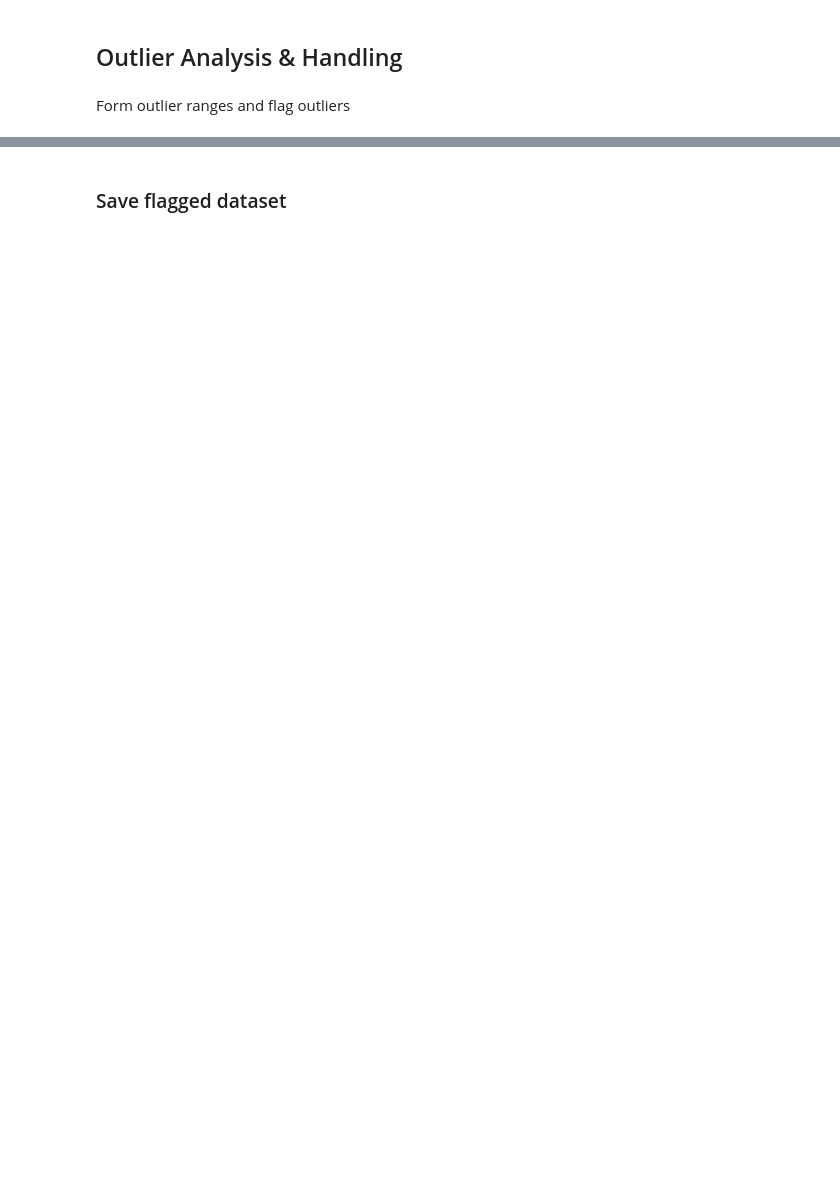
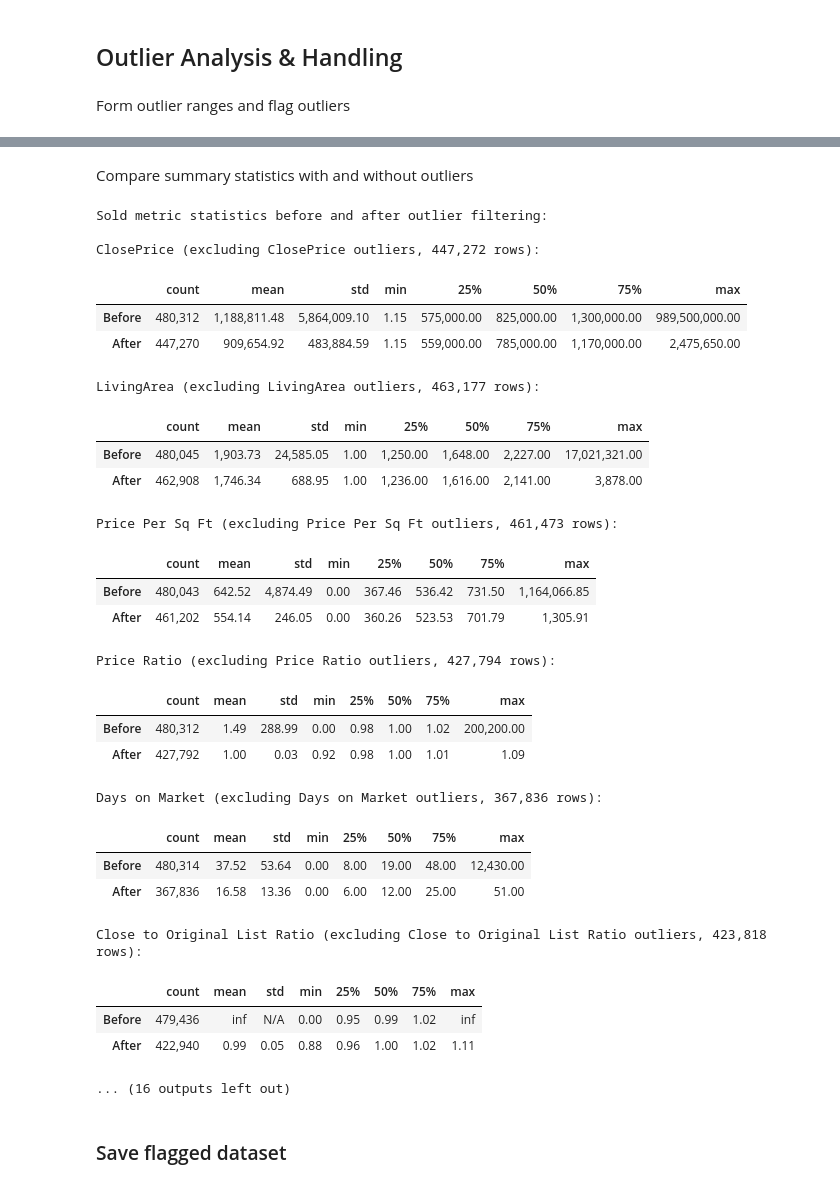
Before and after one commit to tiffyinh/IDX-Exchange-Data-Analyst, a Jupyter notebook: data/processing_files/outliers.ipynb, the cells around one changed output, grey strips where cells are left out. Drawn from its saved outputs; the diff is of its cells as text; code cells hidden in the pictures; blank space fills up the shorter version.

Commit message:
Added outlier summary statistics

```diff
--- a/data/processing_files/outliers.ipynb
+++ b/data/processing_files/outliers.ipynb
@@ -55,3 +60,58 @@ CloseToOriginalListPriceOutlier: 19,849 / 644,002 (3.08%)
+# %% [markdown]
+Compare summary statistics with and without outliers
+# %%
+formatters = {
+    "count": "{:,.0f}", "mean": "{:,.2f}", "std": "{:,.2f}",
+    "min": "{:,.2f}", "25%": "{:,.2f}", "50%": "{:,.2f}",
+    "75%": "{:,.2f}", "max": "{:,.2f}",
+}
+
+for name, df in [("Sold", sold), ("Listings", listings)]:
+    print(f"\n{name} metric statistics before and after outlier filtering:")
+    for metric, outlier_metric in metrics.items():
+        filtered = df.loc[~df[outlier_metric], [metric]]
+        after = filtered.describe(percentiles=quantiles).T
+        comparison = pd.DataFrame(
+            {"Before": summaries[name].loc[metric], "After": after.loc[metric]}
+        ).T
+        print(f"\n{metric} (excluding {metric} outliers, {len(filtered):,} rows):")
+        display(comparison.style.format(formatters, na_rep="N/A"))
+
+    filtered_all = df.loc[~df["AnyOutlier"], list(metrics)]
+    after_all = filtered_all.describe(percentiles=quantiles).T
+    comparison_all = pd.concat(
+        {"Before": summaries[name], "After": after_all}, names=["Status"]
+    ).rename_axis(index=["Status", "Metric"]).reset_index()
+    print(f"\nAll metrics (excluding all outliers, {len(filtered_all):,} rows):")
+    display(comparison_all.style.format(formatters, na_rep="N/A"))
+# %% [output]
+Sold metric statistics before and after outlier filtering:
+
+ClosePrice (excluding ClosePrice outliers, 447,272 rows):
+|  | count | mean | std | min | 25% | 50% | 75% | max |
+| Before | 480,312 | 1,188,811.48 | 5,864,009.10 | 1.15 | 575,000.00 | 825,000.00 | 1,300,000.00 | 989,500,000.00 |
+| After | 447,270 | 909,654.92 | 483,884.59 | 1.15 | 559,000.00 | 785,000.00 | 1,170,000.00 | 2,475,650.00 |
+LivingArea (excluding LivingArea outliers, 463,177 rows):
+|  | count | mean | std | min | 25% | 50% | 75% | max |
+| Before | 480,045 | 1,903.73 | 24,585.05 | 1.00 | 1,250.00 | 1,648.00 | 2,227.00 | 17,021,321.00 |
+| After | 462,908 | 1,746.34 | 688.95 | 1.00 | 1,236.00 | 1,616.00 | 2,141.00 | 3,878.00 |
+Price Per Sq Ft (excluding Price Per Sq Ft outliers, 461,473 rows):
+|  | count | mean | std | min | 25% | 50% | 75% | max |
+| Before | 480,043 | 642.52 | 4,874.49 | 0.00 | 367.46 | 536.42 | 731.50 | 1,164,066.85 |
+| After | 461,202 | 554.14 | 246.05 | 0.00 | 360.26 | 523.53 | 701.79 | 1,305.91 |
+Price Ratio (excluding Price Ratio outliers, 427,794 rows):
+|  | count | mean | std | min | 25% | 50% | 75% | max |
+| Before | 480,312 | 1.49 | 288.99 | 0.00 | 0.98 | 1.00 | 1.02 | 200,200.00 |
+| After | 427,792 | 1.00 | 0.03 | 0.92 | 0.98 | 1.00 | 1.01 | 1.09 |
+Days on Market (excluding Days on Market outliers, 367,836 rows):
+|  | count | mean | std | min | 25% | 50% | 75% | max |
+| Before | 480,314 | 37.52 | 53.64 | 0.00 | 8.00 | 19.00 | 48.00 | 12,430.00 |
+| After | 367,836 | 16.58 | 13.36 | 0.00 | 6.00 | 12.00 | 25.00 | 51.00 |
+Close to Original List Ratio (excluding Close to Original List Ratio outliers, 423,818 rows):
+|  | count | mean | std | min | 25% | 50% | 75% | max |
+| Before | 479,436 | inf | N/A | 0.00 | 0.95 | 0.99 | 1.02 | inf |
+| After | 422,940 | 0.99 | 0.05 | 0.88 | 0.96 | 1.00 | 1.02 | 1.11 |
+... (16 outputs left out)
 # %% [markdown]
 ### Save flagged dataset
 # %%
```
Also changed, not shown: parts of 2 cells of this notebook.
